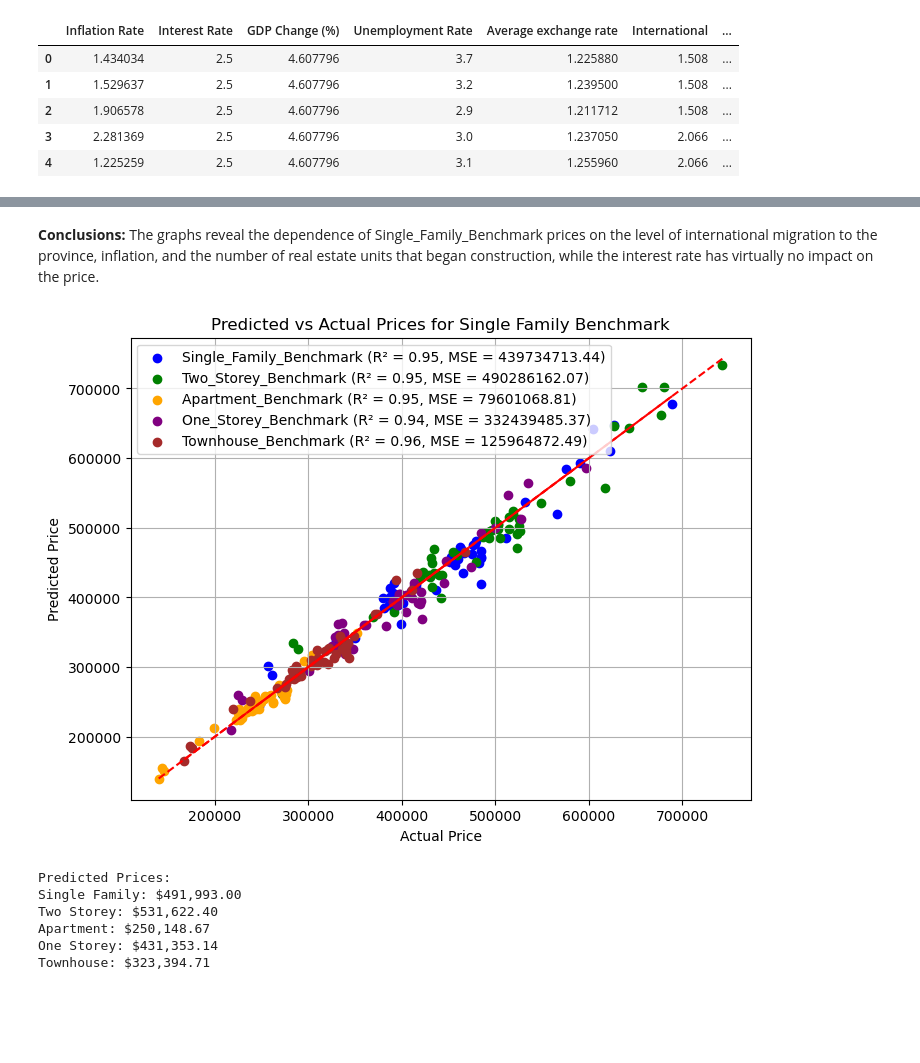
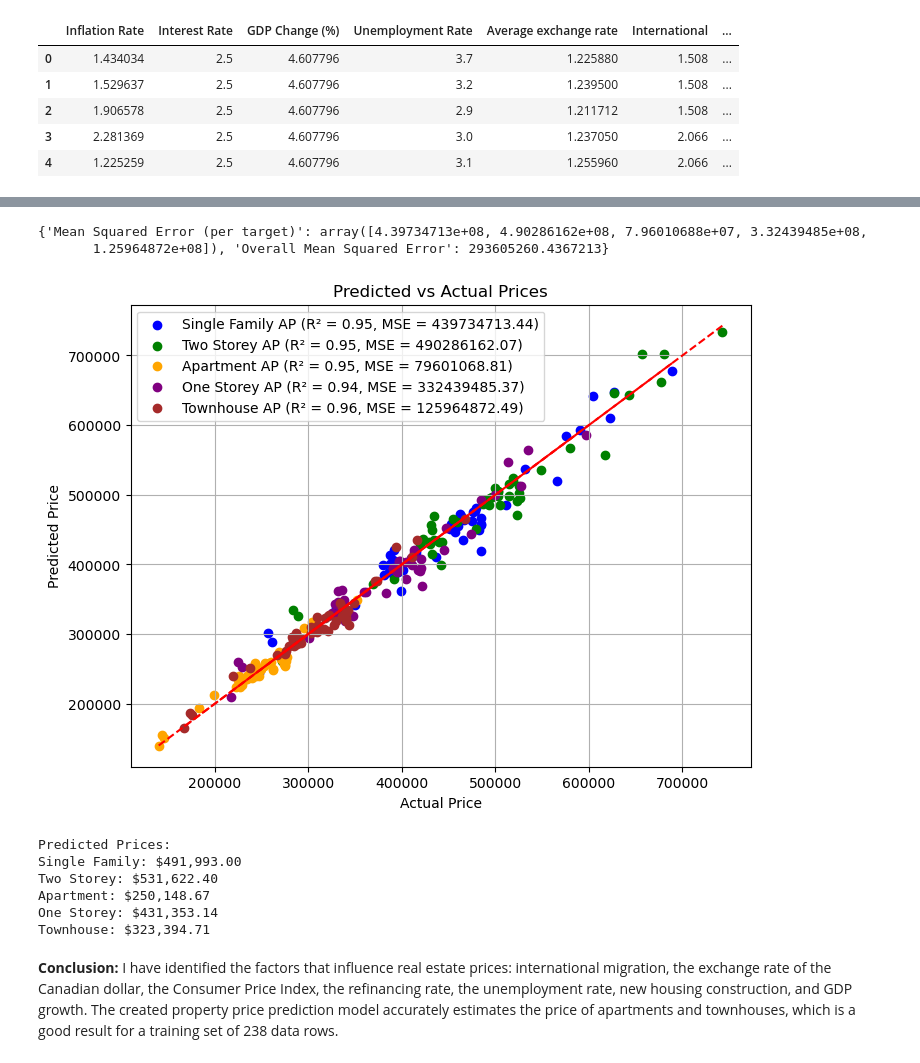
Before and after one commit to novomax-ca/CalgaryRealEstate, a Jupyter notebook: Calgary.ipynb, the cells around one changed output, grey strips where cells are left out. Saved outputs shown, nothing was run; the diff lists cells and outputs as text; code cells hidden in the pictures; blank space fills up the shorter version.

Commit message:
Update conclusion chapter

```diff
--- a/Calgary.ipynb
+++ b/Calgary.ipynb
@@ -311,6 +311,7 @@ plt.show()
 gdp_df_filtered = gdp_df[gdp_df['Date'].dt.year >= 2005][['Date', 'GDP Change (%)']]
 
 housing_price_df_filtered = housing_price_df[housing_price_df['Date'].dt.year >= 2005][['Date', 'Single_Family_Benchmark', 'Two_Storey_Benchmark', 'Apartment_Benchmark', 'One_Storey_Benchmark', 'Townhouse_Benchmark']]
+housing_price_df_filtered.rename(columns={'Single_Family_Benchmark': 'Single Family AP', 'Two_Storey_Benchmark': 'Two Storey AP', 'Apartment_Benchmark': 'Apartment AP', 'One_Storey_Benchmark': 'One Storey AP', 'Townhouse_Benchmark': 'Townhouse AP'}, inplace=True)
 
 inflation_df_filtred = inflation_df[inflation_df['Date'].dt.year >= 2005][['Date', 'Value']]
 inflation_df_filtred.rename(columns={'Value': 'Inflation Rate'}, inplace=True)
@@ -341,6 +342,7 @@ housing_starts_df_filtered = housing_starts_df[housing_starts_df['Date'].dt.year
 housing_starts_pivot = housing_starts_df_filtered.pivot(index='Date', columns='Type', values='Value').reset_index()
 housing_starts_pivot.columns.name = None
 housing_starts_pivot.fillna(0, inplace=True)
+housing_starts_pivot.rename(columns={'Apartment and other unit types': 'Apartment and other units'}, inplace=True)
 
 merged_df = pd.merge_asof(inflation_df_filtred.sort_values('Date'),
                           rate_history_df_filtred.sort_values('Date'),
@@ -456,20 +458,19 @@ plt.show()
-# %% [markdown]
-**Conclusions:** The graphs reveal the dependence of Single_Family_Benchmark prices on the level of international migration to the province, inflation, and the number of real estate units that began construction, while the interest rate has virtually no impact on the price.
 # %%
 predictors = merged_df.drop(columns=[
     'Date',
-    'Single_Family_Benchmark',
-    'Two_Storey_Benchmark',
-    'Apartment_Benchmark',
-    'One_Storey_Benchmark',
-    'Townhouse_Benchmark'
+    'Single Family AP',
+    'Two Storey AP',
+    'Apartment AP',
+    'One Storey AP',
+    'Townhouse AP'
 ])
 
-predicted_categories = ['Single_Family_Benchmark',
-     'Two_Storey_Benchmark',
-     'Apartment_Benchmark',
-     'One_Storey_Benchmark',
-     'Townhouse_Benchmark']
+predicted_categories = [
+    'Single Family AP',
+    'Two Storey AP',
+    'Apartment AP',
+    'One Storey AP',
+    'Townhouse AP']
 
 targets = merged_df[predicted_categories]
 
@@ -492,36 +493,34 @@ model_performance = {
     "Mean Squared Error (per target)": mse,
     "Overall Mean Squared Error": overall_mse
 }
+print(model_performance)
+# %% [output]
+{'Mean Squared Error (per target)': array([4.39734713e+08, 4.90286162e+08, 7.96010688e+07, 3.32439485e+08,
+       1.25964872e+08]), 'Overall Mean Squared Error': 293605260.4367213}
 # %%
 # Bulding plot the predicted vs actual prices
 
 colors = ['blue', 'green', 'orange', 'purple', 'brown']
-
-y_true = y_test['Single_Family_Benchmark']
-y_pred = model.predict(X_test_scaled)[:, 0]
-
-r2 = r2_score(y_true, y_pred)
-mse = mean_squared_error(y_true, y_pred)
 
 plt.figure(figsize=(8, 6))
 for i, category in enumerate(predicted_categories):
     y_true = y_test[category]
     y_pred = model.predict(X_test_scaled)[:, i]
 
     r2 = r2_score(y_true, y_pred)
     mse = mean_squared_error(y_true, y_pred)
 
     plt.plot([min(y_true), max(y_true)], [min(y_true), max(y_true)], color='red', linestyle='--')
     plt.scatter(y_true, y_pred, color=colors[i], label=f'{category} (R² = {r2:.2f}, MSE = {mse:.2f})')
 
 plt.xlabel('Actual Price')
 plt.ylabel('Predicted Price')
-plt.title('Predicted vs Actual Prices for Single Family Benchmark')
+plt.title('Predicted vs Actual Prices')
 plt.legend()
 plt.grid()
 plt.show()
 # %% [output]
-[figure, old version]
+[figure, new version]
 # %%
 # Predicting the prices
 
@@ -561,3 +560,5 @@ Two Storey: $531,622.40
 Apartment: $250,148.67
 One Storey: $431,353.14
 Townhouse: $323,394.71
+# %% [markdown]
+**Conclusion:** I have identified the factors that influence real estate prices: international migration, the exchange rate of the Canadian dollar, the Consumer Price Index, the refinancing rate, the unemployment rate, new housing construction, and GDP growth. The created property price prediction model accurately estimates the price of apartments and townhouses, which is a good result for a training set of 238 data rows.
```
Also changed, not shown: parts of 4 cells of this notebook.
